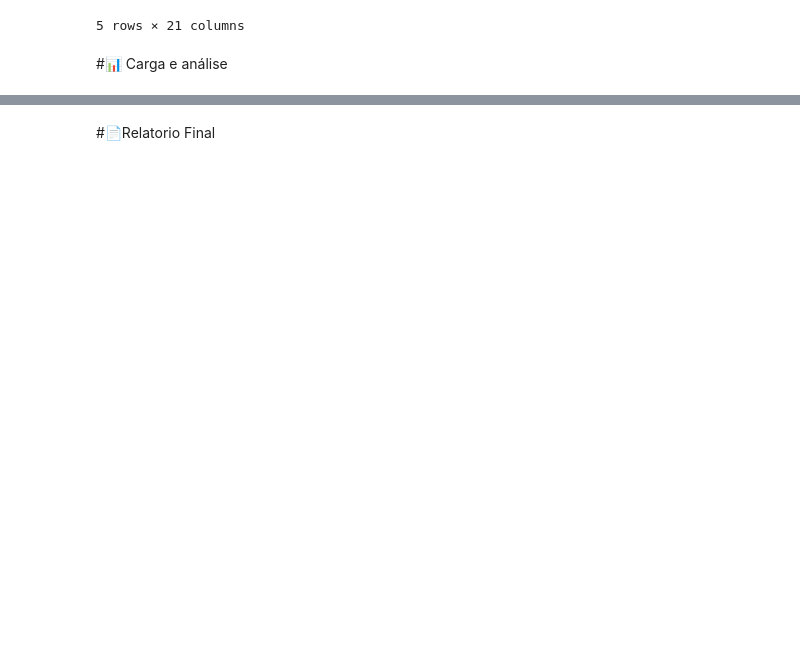
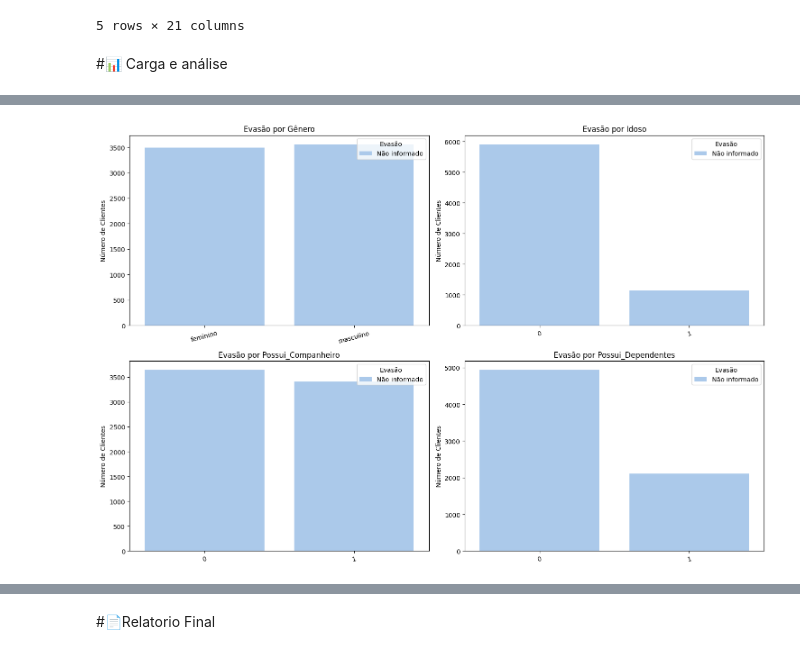
Before and after one commit to isadoramelo95/Challenge_Telecomx, a Jupyter notebook: TelecomX_BR.ipynb, the cells around one changed output, grey strips where cells are left out. Saved outputs shown, nothing was run; the diff lists cells and outputs as text; code cells hidden in the pictures; blank space fills up the shorter version.

```diff
--- a/TelecomX_BR.ipynb
+++ b/TelecomX_BR.ipynb
@@ -345,0 +418,6 @@ dados.head()
+# %%
+dados['churn'] = dados['churn'].replace({
+    'Yes': 'Sim',
+    'No': 'Não',
+    '': 'Não informado'
+})
@@ -345,0 +522,42 @@ dados.head()
+# %%
+import matplotlib.pyplot as plt
+import seaborn as sns
+
+variaveis_categoricas = [
+    'Gênero',
+    'Idoso',
+    'Possui_Companheiro',
+    'Possui_Dependentes'
+]
+
+paleta_churn = {
+    'No': '#b2df8a',
+    'Yes': '#fcbfdc',
+    'Não informado': '#a1c9f4'
+}
+
+dados['churn'] = dados['churn'].replace({
+    'Yes': 'Sim',
+    'No': 'Não',
+    None: 'Não informado',
+    pd.NA: 'Não informado',
+    float('nan'): 'Não informado'
+})
+
+dados['churn'] = dados['churn'].fillna('Não informado')
+
+fig, axes = plt.subplots(nrows=2, ncols=2, figsize=(15, 10))
+axes = axes.flatten()
+
+for i, coluna in enumerate(variaveis_categoricas):
+    sns.countplot(data=dados, x=coluna, hue='churn', palette=paleta_churn, ax=axes[i])
+    axes[i].set_title(f'Evasão por {coluna}', fontsize=12)
+    axes[i].set_xlabel('')
+    axes[i].set_ylabel('Número de Clientes')
+    axes[i].tick_params(axis='x', rotation=15)
+    axes[i].legend(title='Evasão')
+
+plt.tight_layout()
+plt.show()
+# %% [output]
+[figure, added]
```
Also changed, not shown: parts of 13 cells of this notebook.
